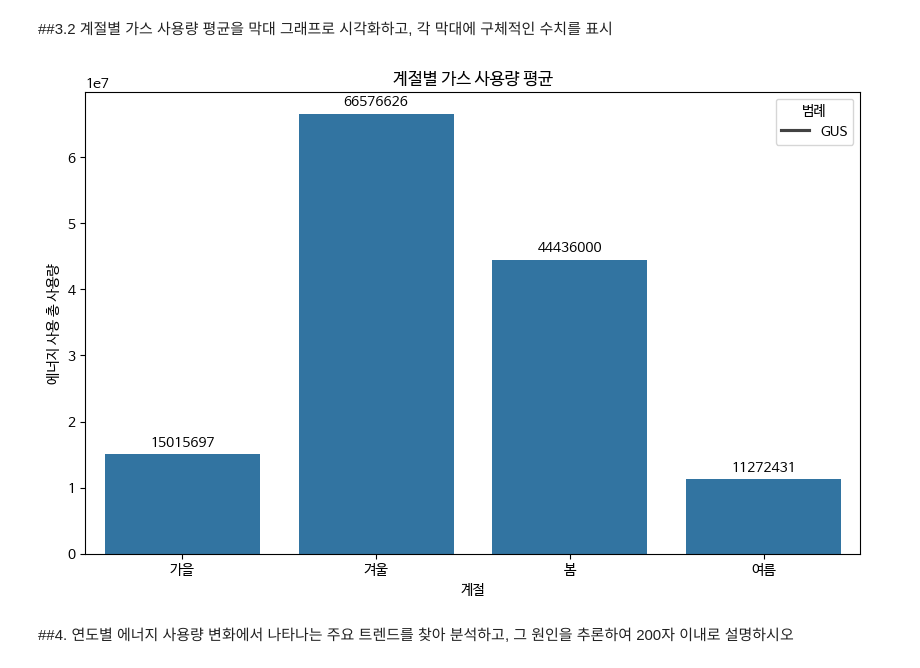
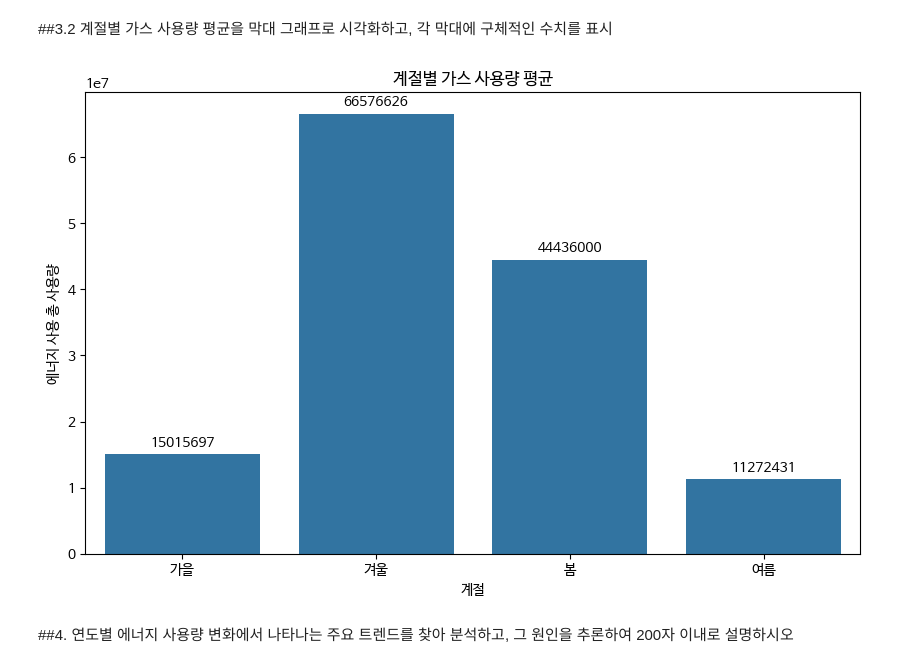
Before and after one commit to geelmens/Data-Analysis-with-Open-Source, a Jupyter notebook: 오픈소스_데이터_분석_4강.ipynb, the cells around one changed output. Saved outputs shown, nothing was run; the diff lists cells and outputs as text; code cells hidden in the pictures.

```diff
--- a/오픈소스_데이터_분석_4강.ipynb
+++ b/오픈소스_데이터_분석_4강.ipynb
@@ -327,22 +327,21 @@ Text(0, 0.5, '에너지 사용 총 사용량')
 # %%
 import seaborn as sns
 
 #계절별로 평균
 seasonal_gus = df_fin.groupby('season')['GUS'].mean().reset_index()
 
 #시각화
 plt.figure(figsize=(10,6))
 ax = sns.barplot(data=seasonal_gus, x='season', y='GUS')
 for container in ax.containers:
     ax.bar_label(container, fmt='%d', label_type='edge', padding=3)
 
-plt.legend(['GUS'], title='범례')
 plt.title('계절별 가스 사용량 평균')
 plt.xlabel('계절')
 plt.ylabel('에너지 사용 총 사용량')
 plt.show()
 # %% [output]
-[figure, old version]
+[figure, new version]
 # %% [markdown]
 ##4.
 연도별 에너지 사용량 변화에서 나타나는 주요 트렌드를 찾아 분석하고, 그 원인을 추론하여 200자 이내로 설명하시오
```
